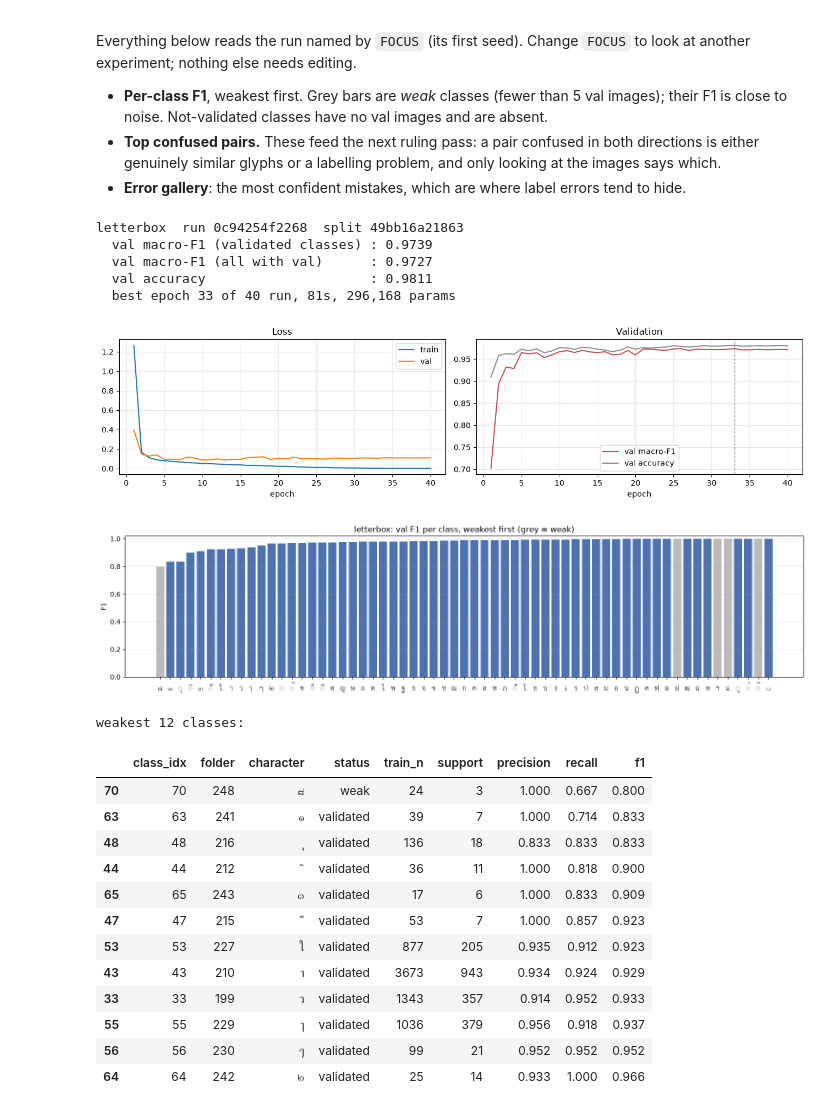
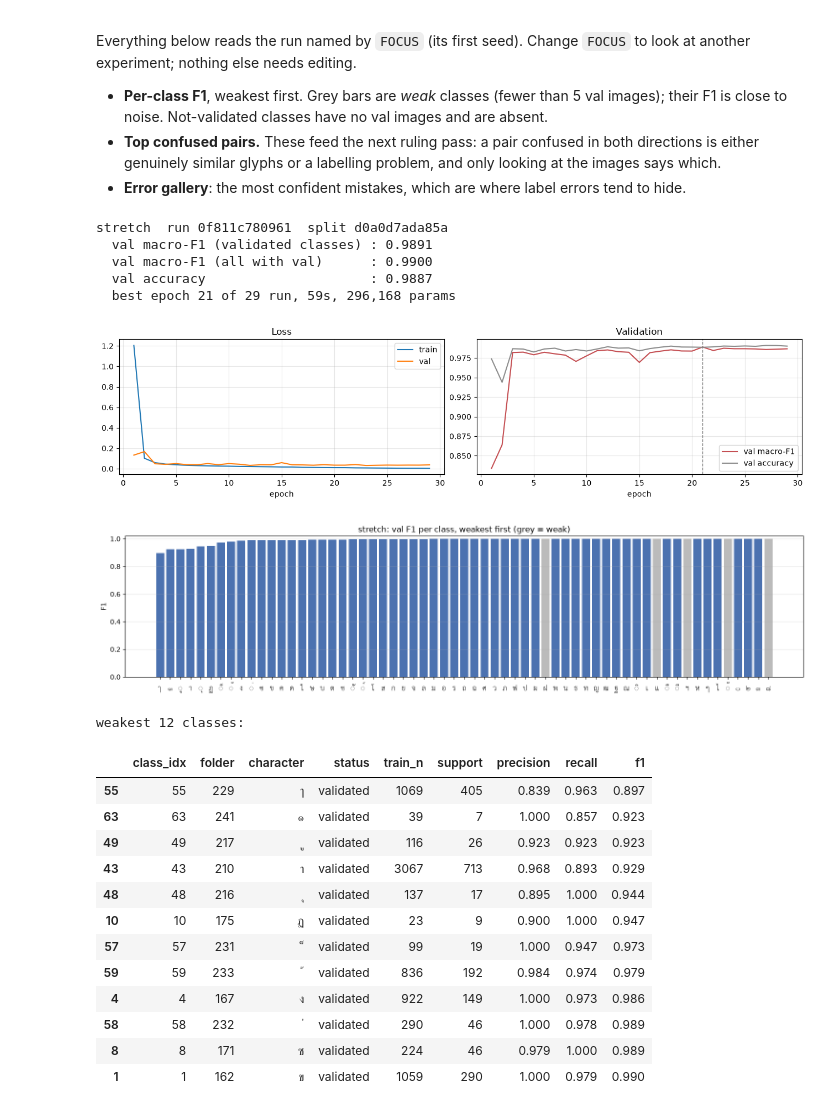
Before and after one commit to lemasc/thai-char-cnn, a Jupyter notebook: notebooks/04_train.ipynb, the cells around one changed output. Drawn from its saved outputs; the diff is of its cells as text; code cells hidden in the pictures.

```diff
--- a/notebooks/04_train.ipynb
+++ b/notebooks/04_train.ipynb
@@ -77,7 +77,7 @@ print(f"augmentation : {'configs/augment.json' if aug_path.exists() else 'defaul
 print(f"               overrides: profiles={AUG.profiles or '{}'}, tiers={AUG.tiers or '{}'}")
 print(f"device       : {'cuda — ' + torch.cuda.get_device_name() if torch.cuda.is_available() else 'cpu'}")
 
-data = SplitData(DEFAULT_CONFIG["img_size"])
+data = SplitData(DEFAULT_CONFIG["img_size"], DEFAULT_CONFIG["preprocess"])
 print(f"\ntrain images : {len(data.idx['train']):,}")
 print(f"val images   : {len(data.idx['val']):,}")
 print(f"pixel mean/std (train only): {data.pixel_mean:.4f} / {data.pixel_std:.4f}")
@@ -143,13 +146,9 @@ RETRAIN = os.environ.get("RETRAIN") == "1"
 VERIFY = os.environ.get("VERIFY") == "1"
 
 EXPERIMENTS = {
-    "letterbox": {},
-    "stretch": dict(preprocess="stretch"),
-    "letterbox+geometry": dict(use_geometry=True),
-    "letterbox+augment": dict(augment=True),
-    "letterbox+augment-uniform": dict(augment=True, augment_file="augment_uniform.json"),
-    "stretch+augment-cleaned": dict(preprocess="stretch", augment=True),
-    "stretch+augment-geometry-only-cleaned": dict(preprocess="stretch", augment=True, augment_file="augment_geometry_only.json"),
+    "stretch": {},
+    "letterbox": dict(preprocess="letterbox"),
+    "stretch+augment": dict(augment=True),
 }
 
 table = pd.DataFrame({name: DEFAULT_CONFIG | BASE | ov for name, ov in EXPERIMENTS.items()}).T
@@ -316,41 +299,41 @@ experiment; nothing else needs editing.
   either genuinely similar glyphs or a labelling problem, and only looking at the images says which.
 - **Error gallery**: the most confident mistakes, which are where label errors tend to hide.
 # %%
-FOCUS = "letterbox"
+FOCUS = "stretch"
 run_dir = RUN_DIRS[FOCUS][0]
 m = json.loads((run_dir / "metrics.json").read_text())
 hist = pd.read_csv(run_dir / "history.csv")
 pc = pd.read_csv(run_dir / "per_class.csv", keep_default_na=False, na_values=[""])
 cm = np.load(run_dir / "confusion.npy")
 preds = pd.read_csv(run_dir / "val_predictions.csv")
 
 print(f"{FOCUS}  run {m['run_id']}  split {m['split_id']}")
 print(f"  val macro-F1 (validated classes) : {m['val_macro_f1']:.4f}")
 print(f"  val macro-F1 (all with val)      : {m['val_macro_f1_all']:.4f}")
 print(f"  val accuracy                     : {m['val_acc']:.4f}")
 print(f"  best epoch {m['best_epoch']} of {m['epochs_run']} run, {m['train_time_s']:.0f}s, {m['n_params']:,} params")
 
 fig, ax = plt.subplots(1, 2, figsize=(13, 3.4))
 ax[0].plot(hist.epoch, hist.train_loss, label="train")
 ax[0].plot(hist.epoch, hist.val_loss, label="val")
 ax[0].set(title="Loss", xlabel="epoch")
 ax[0].legend()
 ax[1].plot(hist.epoch, hist.val_macro_f1, color="#C44E52", label="val macro-F1")
 ax[1].plot(hist.epoch, hist.val_acc, color="#8C8C8C", label="val accuracy")
 ax[1].axvline(m["best_epoch"], ls="--", c="gray", lw=1)
 ax[1].set(title="Validation", xlabel="epoch")
 ax[1].legend()
 for a in ax:
     a.grid(alpha=0.3)
 plt.tight_layout()
 plt.show()
 # %% [output]
-letterbox  run 0c94254f2268  split 49bb16a21863
-  val macro-F1 (validated classes) : 0.9739
-  val macro-F1 (all with val)      : 0.9727
-  val accuracy                     : 0.9811
-  best epoch 33 of 40 run, 81s, 296,168 params
+stretch  run 0f811c780961  split d0a0d7ada85a
+  val macro-F1 (validated classes) : 0.9891
+  val macro-F1 (all with val)      : 0.9900
+  val accuracy                     : 0.9887
+  best epoch 21 of 29 run, 59s, 296,168 params
-[figure, old version]
+[figure, new version]
 # %%
 shown = pc[pc.support > 0].sort_values("f1")
 fig, ax = plt.subplots(figsize=(15, 3.8))
@@ -365,21 +348,21 @@ plt.show()
 print("weakest 12 classes:")
 shown.head(12)[["class_idx", "folder", "character", "status", "train_n", "support", "precision", "recall", "f1"]].round(3)
 # %% [output]
-[figure, old version]
+[figure, new version]
 weakest 12 classes:
 |  | class_idx | folder | character | status | train_n | support | precision | recall | f1 |
-| 70 | 70 | 248 | ๘ | weak | 24 | 3 | 1.000 | 0.667 | 0.800 |
-| 63 | 63 | 241 | ๑ | validated | 39 | 7 | 1.000 | 0.714 | 0.833 |
-| 48 | 48 | 216 | ุ | validated | 136 | 18 | 0.833 | 0.833 | 0.833 |
-| 44 | 44 | 212 | ิ | validated | 36 | 11 | 1.000 | 0.818 | 0.900 |
-| 65 | 65 | 243 | ๓ | validated | 17 | 6 | 1.000 | 0.833 | 0.909 |
-| 47 | 47 | 215 | ื | validated | 53 | 7 | 1.000 | 0.857 | 0.923 |
-| 53 | 53 | 227 | ใ | validated | 877 | 205 | 0.935 | 0.912 | 0.923 |
-| 43 | 43 | 210 | า | validated | 3673 | 943 | 0.934 | 0.924 | 0.929 |
-| 33 | 33 | 199 | ว | validated | 1343 | 357 | 0.914 | 0.952 | 0.933 |
-| 55 | 55 | 229 | ๅ | validated | 1036 | 379 | 0.956 | 0.918 | 0.937 |
-| 56 | 56 | 230 | ๆ | validated | 99 | 21 | 0.952 | 0.952 | 0.952 |
-| 64 | 64 | 242 | ๒ | validated | 25 | 14 | 0.933 | 1.000 | 0.966 |
+| 55 | 55 | 229 | ๅ | validated | 1069 | 405 | 0.839 | 0.963 | 0.897 |
+| 63 | 63 | 241 | ๑ | validated | 39 | 7 | 1.000 | 0.857 | 0.923 |
+| 49 | 49 | 217 | ู | validated | 116 | 26 | 0.923 | 0.923 | 0.923 |
+| 43 | 43 | 210 | า | validated | 3067 | 713 | 0.968 | 0.893 | 0.929 |
+| 48 | 48 | 216 | ุ | validated | 137 | 17 | 0.895 | 1.000 | 0.944 |
+| 10 | 10 | 175 | ฏ | validated | 23 | 9 | 0.900 | 1.000 | 0.947 |
+| 57 | 57 | 231 | ็ | validated | 99 | 19 | 1.000 | 0.947 | 0.973 |
+| 59 | 59 | 233 | ้ | validated | 836 | 192 | 0.984 | 0.974 | 0.979 |
+| 4 | 4 | 167 | ง | validated | 922 | 149 | 1.000 | 0.973 | 0.986 |
+| 58 | 58 | 232 | ่ | validated | 290 | 46 | 1.000 | 0.978 | 0.989 |
+| 8 | 8 | 171 | ซ | validated | 224 | 46 | 0.979 | 1.000 | 0.989 |
+| 1 | 1 | 162 | ข | validated | 1059 | 290 | 1.000 | 0.979 | 0.990 |
 # %%
 ch = classes.set_index("class_idx")
 tc = top_confused(cm, 15)
```
Also changed, not shown: parts of 8 cells of this notebook, 4 other files.
